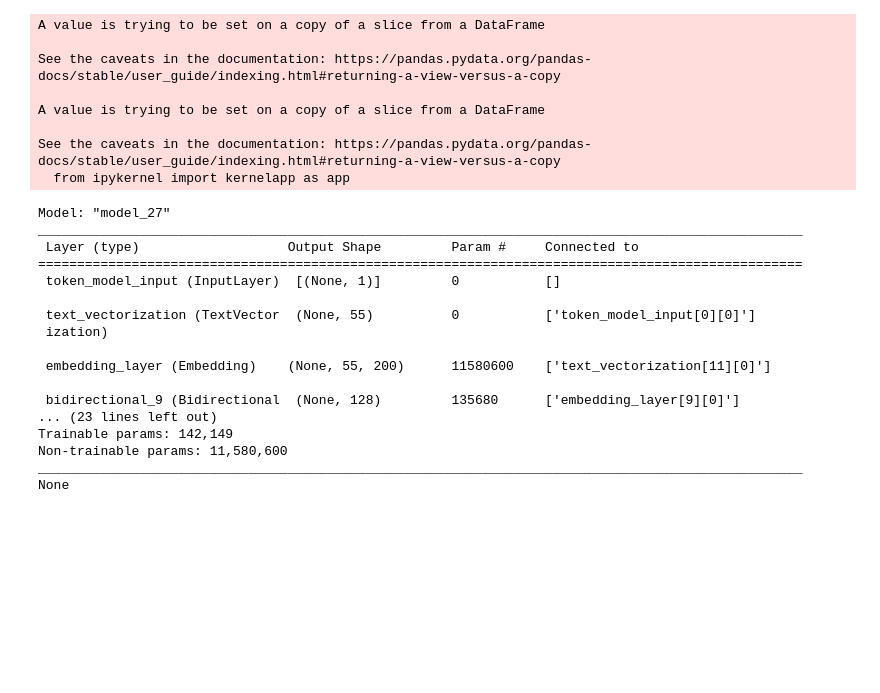
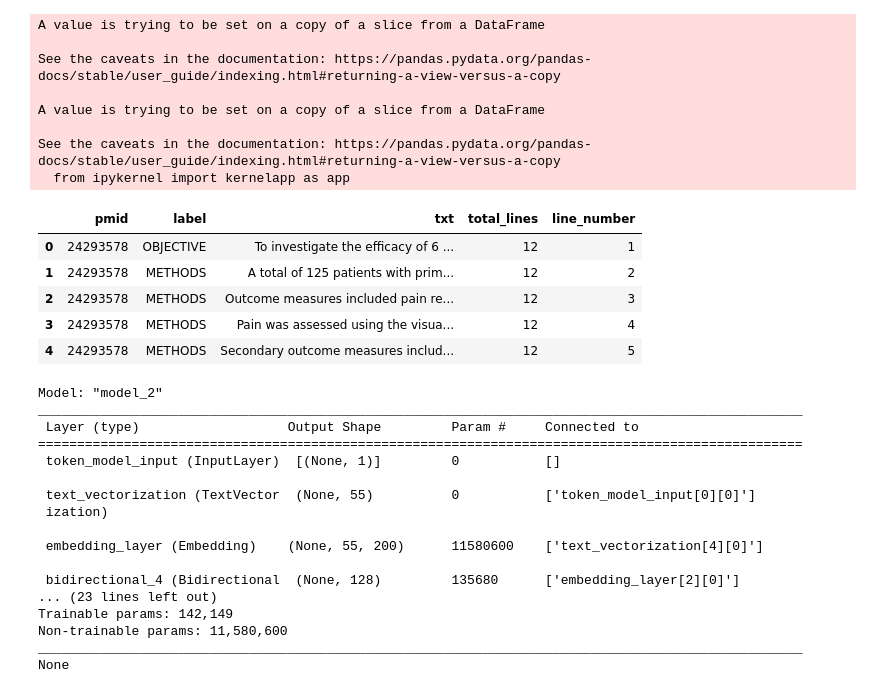
Before and after one commit to eddie8615/nlp_project, a Jupyter notebook: pubmed_nlp.ipynb, the cells around one changed output. Cells and saved outputs as stored; diff of their text form; code cells hidden in the pictures; blank space fills up the shorter version.

```diff
--- a/pubmed_nlp.ipynb
+++ b/pubmed_nlp.ipynb
@@ -562,42 +608,54 @@ A value is trying to be set on a copy of a slice from a DataFrame
 
 See the caveats in the documentation: https://pandas.pydata.org/pandas-docs/stable/user_guide/indexing.html#returning-a-view-versus-a-copy
   from ipykernel import kernelapp as app
+# %%
+train_data.head()
+# %% [output]
+|  | pmid | label | txt | total_lines | line_number |
+| 0 | 24293578 | OBJECTIVE | To investigate the efficacy of 6 ... | 12 | 1 |
+| 1 | 24293578 | METHODS | A total of 125 patients with prim... | 12 | 2 |
+| 2 | 24293578 | METHODS | Outcome measures included pain re... | 12 | 3 |
+| 3 | 24293578 | METHODS | Pain was assessed using the visua... | 12 | 4 |
+| 4 | 24293578 | METHODS | Secondary outcome measures includ... | 12 | 5 |
 # %%
 from keras.layers import Concatenate
 from tensorflow.keras import Model
 
-line_model_input = Input(shape=(2,), dtype=tf.int32, name="line_model_input")
-line_model_dense = Dense(hidden_dims, activation='relu', name="line_model_dense")(line_model_input)
-line_model = Model(inputs=line_model_input, outputs=line_model_dense)
+def create_model5():
+  line_model_input = Input(shape=(2,), dtype=tf.int32, name="line_model_input")
+  line_model_dense = Dense(hidden_dims, activation='relu', name="line_model_dense")(line_model_input)
+  line_model = Model(inputs=line_model_input, outputs=line_model_dense)
 
-token_model_input = Input(shape=(1,), dtype=tf.string, name="token_model_input")
-token_vector = text_vec(token_model_input)
-token_embedding = embedding_layer(token_vector)
-token_bilstm = Bidirectional(LSTM(filter1, return_sequences=False, name='bi-lstm'))(token_embedding)
-token_bilstm = Dropout(dropout_rate)(token_bilstm)
-token_dense = Dense(hidden_dims, activation='relu', name='token_dense')(token_bilstm)
-token_dense = Dropout(dropout_rate)(token_dense)
-token_model = Model(inputs=token_model_input, outputs=token_dense)
+  token_model_input = Input(shape=(1,), dtype=tf.string, name="token_model_input")
+  token_vector = text_vec(token_model_input)
+  token_embedding = embedding_layer(token_vector)
+  token_bilstm = Bidirectional(LSTM(filter1, return_sequences=False, name='bi-lstm'))(token_embedding)
+  token_bilstm = Dropout(dropout_rate)(token_bilstm)
+  token_dense = Dense(hidden_dims, activation='relu', name='token_dense')(token_bilstm)
+  token_dense = Dropout(dropout_rate)(token_dense)
+  token_model = Model(inputs=token_model_input, outputs=token_dense)
 
-concat = Concatenate()([token_model.output, line_model.output])
-dense_last = Dense(hidden_dims, activation='relu', name='last_dense')(concat)
-dense_last = Dropout(0.2)(dense_last)
+  concat = Concatenate()([token_model.output, line_model.output])
+  dense_last = Dense(hidden_dims, activation='relu', name='last_dense')(concat)
+  dense_last = Dropout(0.2)(dense_last)
 
-output = Dense(5, activation='softmax')(dense_last)
+  output = Dense(5, activation='softmax')(dense_last)
 
-model_5 = Model(inputs=[
-                        line_model.input,
-                        token_model.input],
-                outputs=output)
+  model_5 = Model(inputs=[
+                          line_model.input,
+                          token_model.input],
+                  outputs=output)
 
 
-model_5.compile(loss='categorical_crossentropy',
-              optimizer='adam',
-              metrics=['accuracy'])
+  model_5.compile(loss='categorical_crossentropy',
+                optimizer='adam',
+                metrics=['accuracy'])
 
-print(model_5.summary())
+  print(model_5.summary())
+  return model_5
+model_5 = create_model5()
 # %% [output]
-Model: "model_27"
+Model: "model_2"
 __________________________________________________________________________________________________
  Layer (type)                   Output Shape         Param #     Connected to
 ==================================================================================================
@@ -606,9 +664,9 @@ ________________________________________________________________________________
  text_vectorization (TextVector  (None, 55)          0           ['token_model_input[0][0]']
  ization)
 
- embedding_layer (Embedding)    (None, 55, 200)      11580600    ['text_vectorization[11][0]']
+ embedding_layer (Embedding)    (None, 55, 200)      11580600    ['text_vectorization[4][0]']
 
- bidirectional_9 (Bidirectional  (None, 128)         135680      ['embedding_layer[9][0]']
+ bidirectional_4 (Bidirectional  (None, 128)         135680      ['embedding_layer[2][0]']
 ... (23 lines left out)
 Trainable params: 142,149
 Non-trainable params: 11,580,600
```
Also changed, not shown: parts of 31 cells of this notebook.
